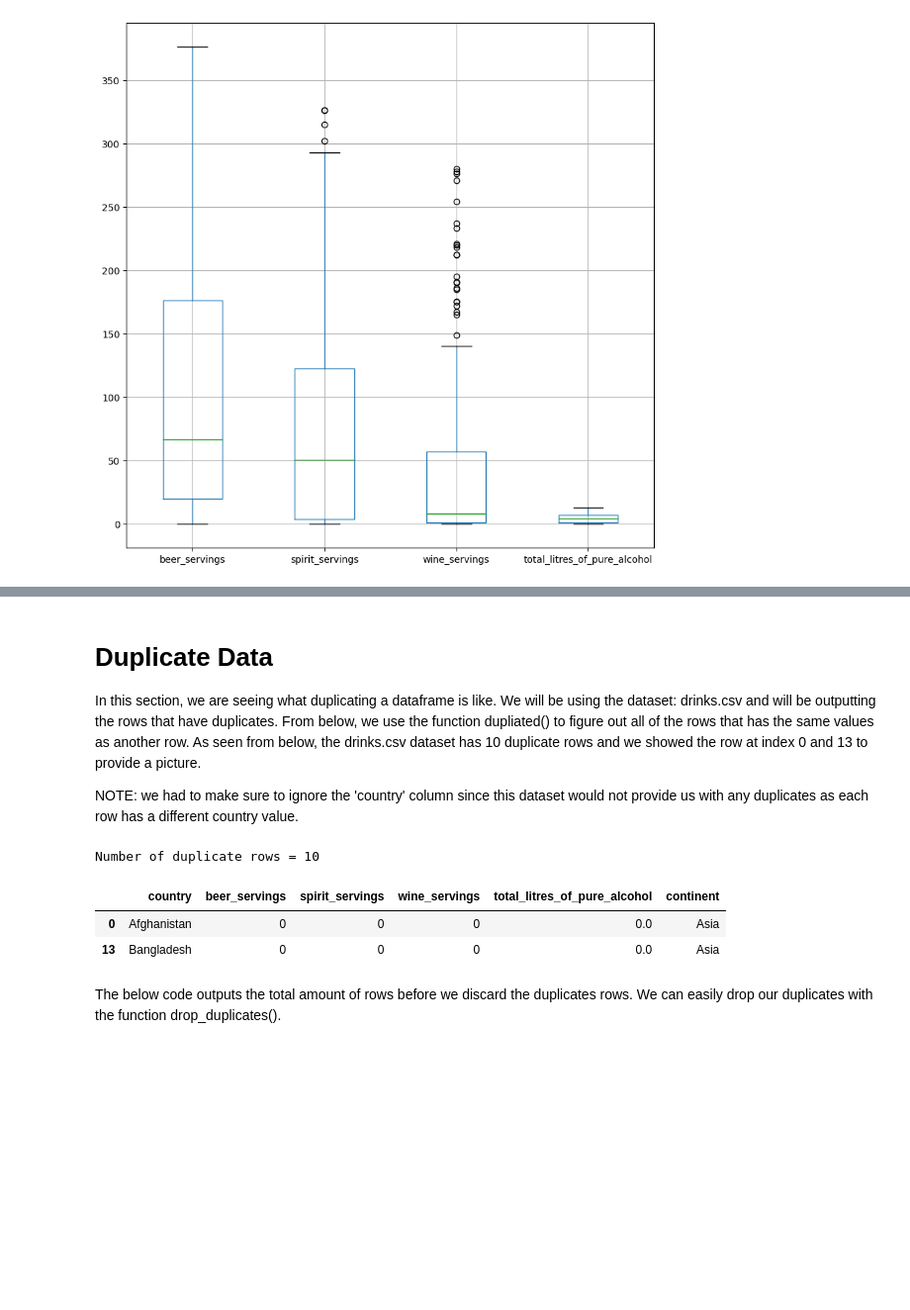
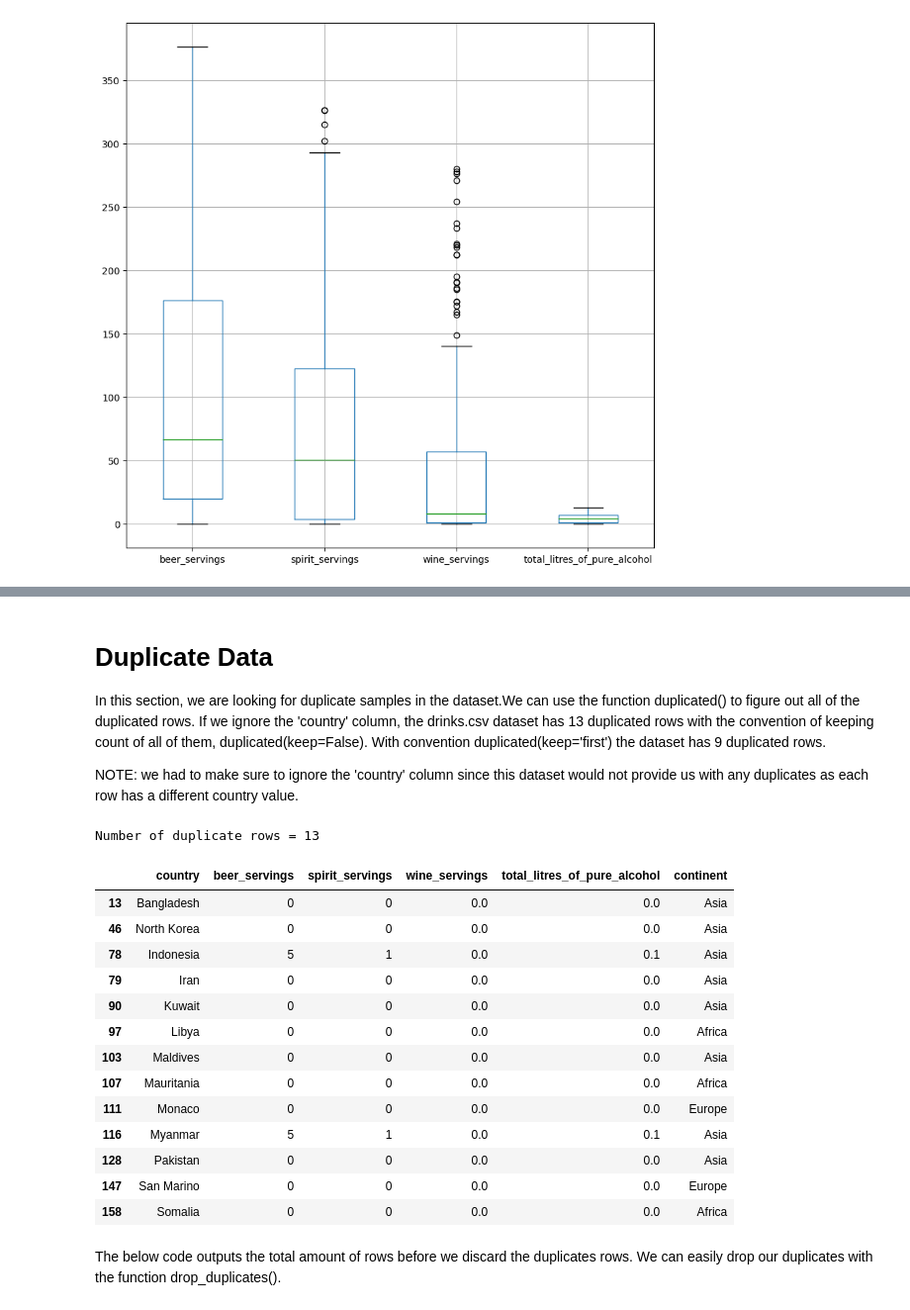
Before and after one commit to OtaSteven/CSC177_Proj, a Jupyter notebook: data_process/air_drink_dataPreprocessing.ipynb, the cells around one changed output, grey strips where cells are left out. Shown at 99% size. Cells and saved outputs as stored; diff of their text form; code cells hidden in the pictures; blank space fills up the shorter version.

```diff
--- a/data_process/air_drink_dataPreprocessing.ipynb
+++ b/data_process/air_drink_dataPreprocessing.ipynb
@@ -60,0 +75,14 @@ This section of code is showcasing how we can replace all the 'NaN', or missing
+# %%
+missing_values_column = drink_Data_missing['wine_servings']
+
+print('Before replacing missing values:')
+print(missing_values_column[:4])
+
+missing_values_column=missing_values_column.fillna(missing_values_column.median())
+print('\nAfter replacing missing values:')
+print(missing_values_column[:4])
+
+drink_Data_missing['wine_servings'] = missing_values_column
+print('Number of missing values:')
+for col in drink_Data_missing.columns:
+    print('\t%s: %d' % (col,drink_Data_missing[col].isna().sum()))
@@ -61,15 +113,7 @@ This section of code is showcasing how we can replace all the 'NaN', or missing
 # %%
-# Replacing all the empty values to be 'NaN'
-data = air_Data['Value']
-
 print('Before replacing missing values:')
-print(data)
-data = data.fillna("?")
-
-print('\nAfter replacing missing values:')
-print(data)
-
-data = air_Data.dropna()
-print('Number of rows after discarding missing values = %d' % (data.shape[0]))
+print('Number of rows before discarding missing values = %d' % (drink_Data.shape[0]))
+drink_Data_clean = drink_Data_missing.dropna()
+print('Number of rows after discarding missing values = %d' % (drink_Data_clean.shape[0]))
 # %% [output]
 Before replacing missing values:
@@ -152,6 +127,8 @@ Number of missing values:
 # %%
+%matplotlib inline
+
 # Drop categorical values and boxplot
-data2 = drink_Data.drop(['country', 'continent'],axis=1)
+data2 = drink_Data_clean.drop(['country', 'continent'],axis=1)
 data2.boxplot(figsize=(10,10))
 # %% [output]
 <Axes: >
@@ -187,6 +171,7 @@ Number of rows after discarding outliers = 188
 # %%
 # Box plot after removing outliers
 data2_outremoved = data2.loc[((Z > -3).sum(axis=1)==4) & ((Z <= 3).sum(axis=1)==4)]
+drink_Data_clean_outremoved = drink_Data_clean.loc[((Z > -3).sum(axis=1)==4) & ((Z <= 3).sum(axis=1)==4)]
 data2_outremoved.boxplot(figsize=(10,10))
 # %% [output]
 <Axes: >
@@ -240,23 +227,30 @@ sorted_drink_Data[:20]
 # %% [markdown]
 # Duplicate Data
-In this section, we are seeing what duplicating a dataframe is like. We will be using the dataset: drinks.csv and will be outputting the rows that have duplicates. From below, we use the function dupliated() to figure out all of the rows that has the same values as another row. As seen from below, the drinks.csv dataset has 10 duplicate rows and we showed the row at index 0 and 13 to provide a picture.
+In this section, we are looking for duplicate samples in the dataset.We can use the function duplicated() to figure out all of the duplicated rows. If we ignore the 'country' column, the drinks.csv dataset has 13 duplicated rows with the convention of keeping count of all of them, duplicated(keep=False). With convention duplicated(keep='first') the dataset has 9 duplicated rows.
 
 NOTE: we had to make sure to ignore the 'country' column since this dataset would not provide us with any duplicates as each row has a different country value.
 # %%
-#DUPLICATE DATA SET USING THE DRINKS.CSV SET
-path = "./data/"
+# Look for duplicated rows in drinks.csv
 
-filename_read = os.path.join(path,"drinks.csv")
-drink_Data = pd.read_csv(filename_read, na_values=['NA','?'])
-
-dups = drink_Data.loc[:, drink_Data.columns != 'country'].duplicated()
+dups = drink_Data_clean_outremoved.loc[:, drink_Data_clean_outremoved.columns != 'country'].duplicated(keep=False)
 print('Number of duplicate rows = %d' % (dups.sum()))
-drink_Data.loc[[0,13]]
+drink_Data_clean_outremoved.loc[dups==True]
 # %% [output]
-Number of duplicate rows = 10
+Number of duplicate rows = 13
 |  | country | beer_servings | spirit_servings | wine_servings | total_litres_of_pure_alcohol | continent |
-| 0 | Afghanistan | 0 | 0 | 0 | 0.0 | Asia |
-| 13 | Bangladesh | 0 | 0 | 0 | 0.0 | Asia |
+| 13 | Bangladesh | 0 | 0 | 0.0 | 0.0 | Asia |
+| 46 | North Korea | 0 | 0 | 0.0 | 0.0 | Asia |
+| 78 | Indonesia | 5 | 1 | 0.0 | 0.1 | Asia |
+| 79 | Iran | 0 | 0 | 0.0 | 0.0 | Asia |
+| 90 | Kuwait | 0 | 0 | 0.0 | 0.0 | Asia |
+| 97 | Libya | 0 | 0 | 0.0 | 0.0 | Africa |
+| 103 | Maldives | 0 | 0 | 0.0 | 0.0 | Asia |
+| 107 | Mauritania | 0 | 0 | 0.0 | 0.0 | Africa |
+| 111 | Monaco | 0 | 0 | 0.0 | 0.0 | Europe |
+| 116 | Myanmar | 5 | 1 | 0.0 | 0.1 | Asia |
+| 128 | Pakistan | 0 | 0 | 0.0 | 0.0 | Asia |
+| 147 | San Marino | 0 | 0 | 0.0 | 0.0 | Europe |
+| 158 | Somalia | 0 | 0 | 0.0 | 0.0 | Africa |
 # %% [markdown]
 The below code outputs the total amount of rows before we discard the duplicates rows. We can easily drop our duplicates with the function drop_duplicates().
 # %%
```
Also changed, not shown: parts of 82 cells of this notebook.
